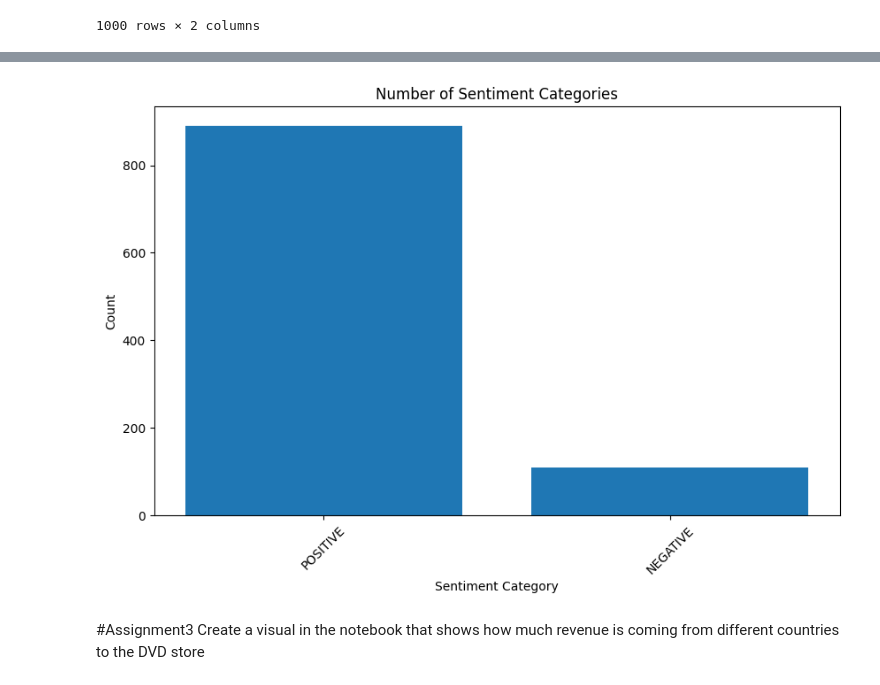
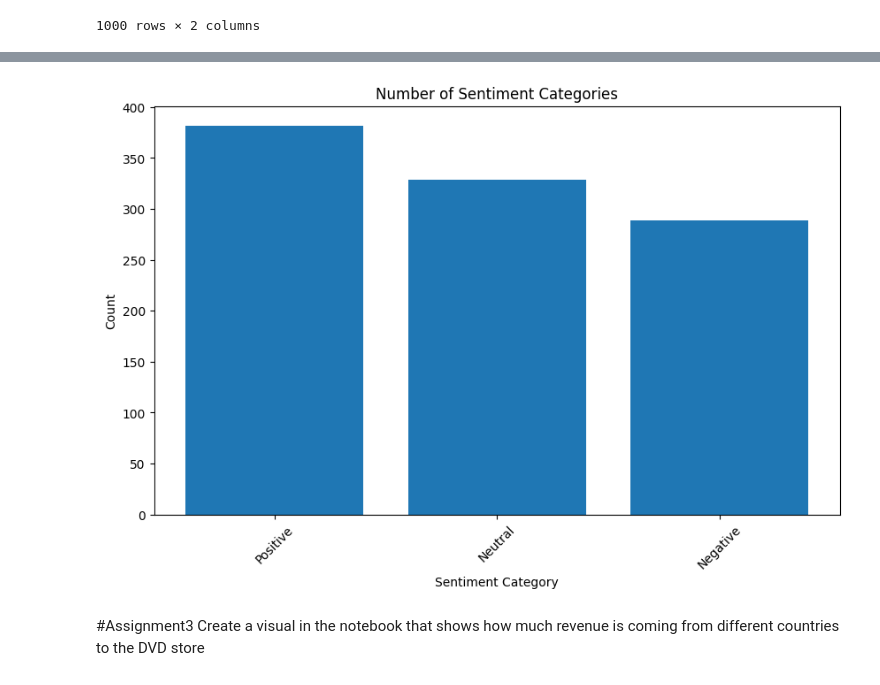
Before and after one commit to arabparia/DVD-Rental-DB, a Jupyter notebook: python/Python_assignments-all_in_one.ipynb, the cells around one changed output, grey strips where cells are left out. Drawn from its saved outputs; the diff is of its cells as text; code cells hidden in the pictures.

```diff
--- a/python/Python_assignments-all_in_one.ipynb
+++ b/python/Python_assignments-all_in_one.ipynb
@@ -118,4 +74,0 @@ results = sentiment_classifier(descriptions)
-# %%
-sentiment_categories = [result['label'] for result in results]
-data2['sentiment'] = sentiment_categories
-print(data2)
@@ -139,0 +75,16 @@ print(data2)
+# %%
+from textblob import TextBlob
+import pandas as pd
+
+# Assuming you have the data in a DataFrame called 'data2'
+
+# Apply sentiment analysis using TextBlob
+data2['sentiment'] = data2['description'].apply(lambda x: TextBlob(x).sentiment.polarity)
+
+# Categorize sentiments
+data2.loc[data2['sentiment'] > 0, 'sentiment_category'] = 'Positive'
+data2.loc[data2['sentiment'] == 0, 'sentiment_category'] = 'Neutral'
+data2.loc[data2['sentiment'] < 0, 'sentiment_category'] = 'Negative'
+
+# Print the modified DataFrame
+print(data2)
@@ -140,17 +109,17 @@ print(data2)
 # %%
 
-sentiment_counts = data2['sentiment'].value_counts()
+sentiment_category_counts = data2['sentiment_category'].value_counts()
 plt.figure(figsize=(10, 6))
-plt.bar(sentiment_counts.index, sentiment_counts.values)
+plt.bar(sentiment_category_counts.index, sentiment_category_counts.values)
 plt.xlabel('Sentiment Category')
 plt.ylabel('Count')
 plt.title('Number of Sentiment Categories')
 
 plt.xticks(rotation=45)
 
 plt.show()
 # %% [output]
-[figure, old version]
+[figure, new version]
 # %% [markdown]
 #Assignment3
 Create a visual in the notebook that shows how much revenue is coming from different countries to the DVD store
```
Also changed, not shown: parts of 7 cells of this notebook.
